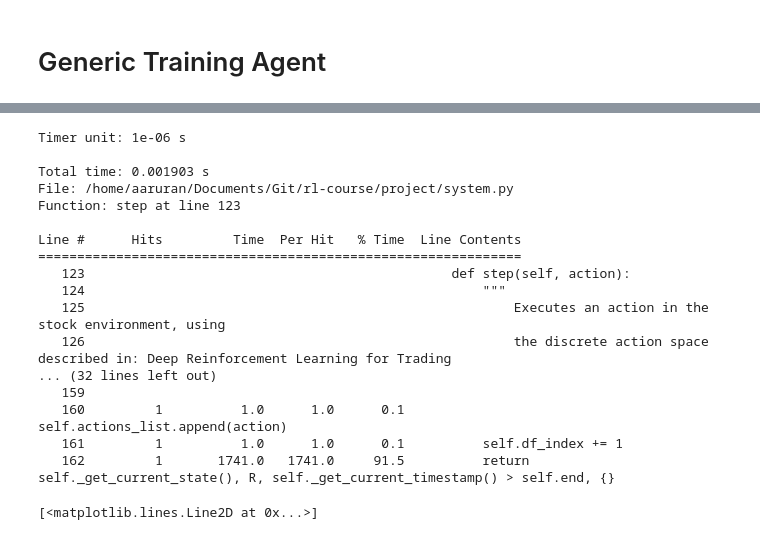
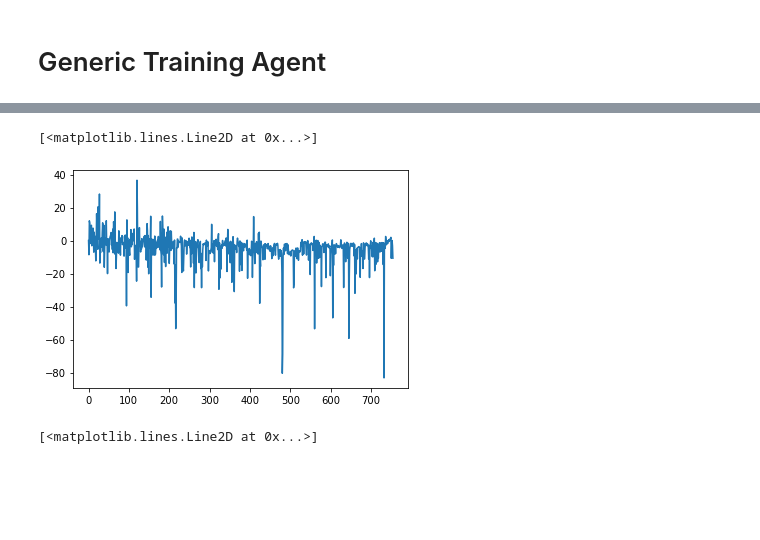
Before and after one commit to AaruranLog/rl-trading, a Jupyter notebook: agents.ipynb, the cells around one changed output, grey strips where cells are left out. Drawn from its saved outputs; the diff is of its cells as text; code cells hidden in the pictures; blank space fills up the shorter version.

```diff
--- a/agents.ipynb
+++ b/agents.ipynb
@@ -226,3 +264,8 @@ agent=DQN()
+# %%
+plt.plot(agent.rewards_history[0])
+# %% [output]
+[<matplotlib.lines.Line2D at 0x...>]
+[figure, added]
 # %%
 %load_ext line_profiler
 # %%
@@ -232,24 +275,6 @@ e = TradingEnv()
 # %%
-_ = e.reset()
-%lprun -f e.step e.step(1)
+# _ = e.reset()
+# %lprun -f e.step e.step(1)
-# %% [output]
-Timer unit: 1e-06 s
-
-Total time: 0.001903 s
-File: /home/aaruran/Documents/Git/rl-course/project/system.py
-Function: step at line 123
-
-Line #      Hits         Time  Per Hit   % Time  Line Contents
-==============================================================
-   123                                               def step(self, action):
-   124                                                   """
-   125                                                       Executes an action in the stock environment, using
-   126                                                       the discrete action space described in: Deep Reinforcement Learning for Trading
-... (32 lines left out)
-   159
-   160         1          1.0      1.0      0.1          self.actions_list.append(action)
-   161         1          1.0      1.0      0.1          self.df_index += 1
-   162         1       1741.0   1741.0     91.5          return self._get_current_state(), R, self._get_current_timestamp() > self.end, {}
 # %%
 plt.plot(e.prices)
 # %% [output]
```
Also changed, not shown: parts of 21 cells of this notebook, 5 other files.
